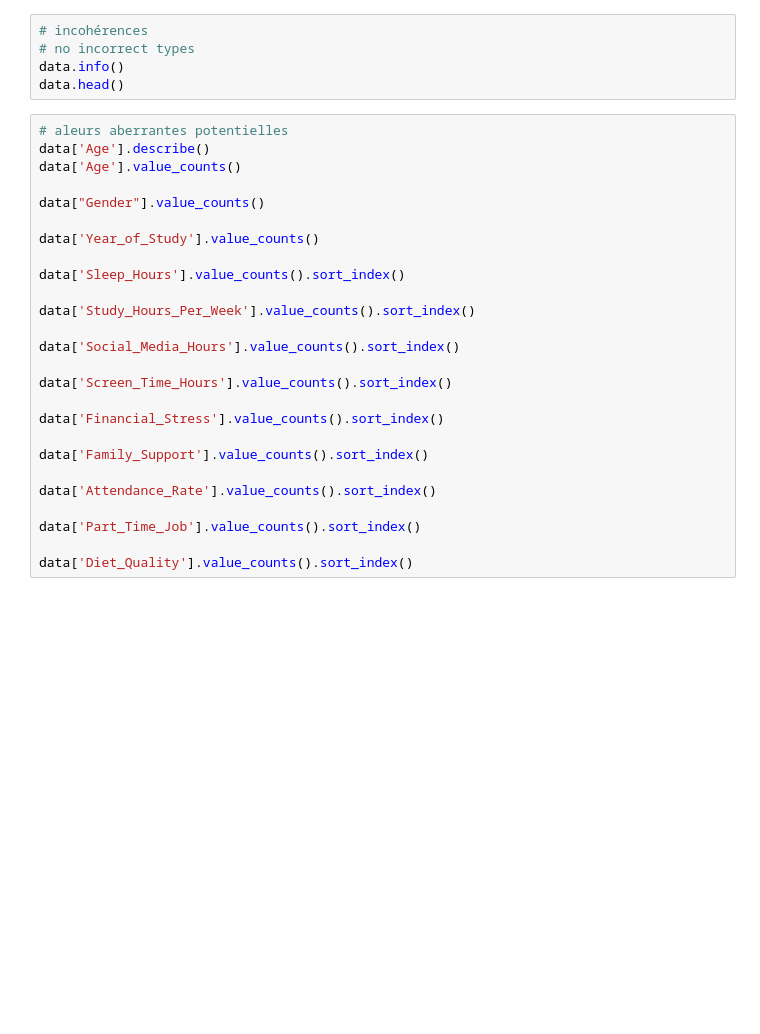
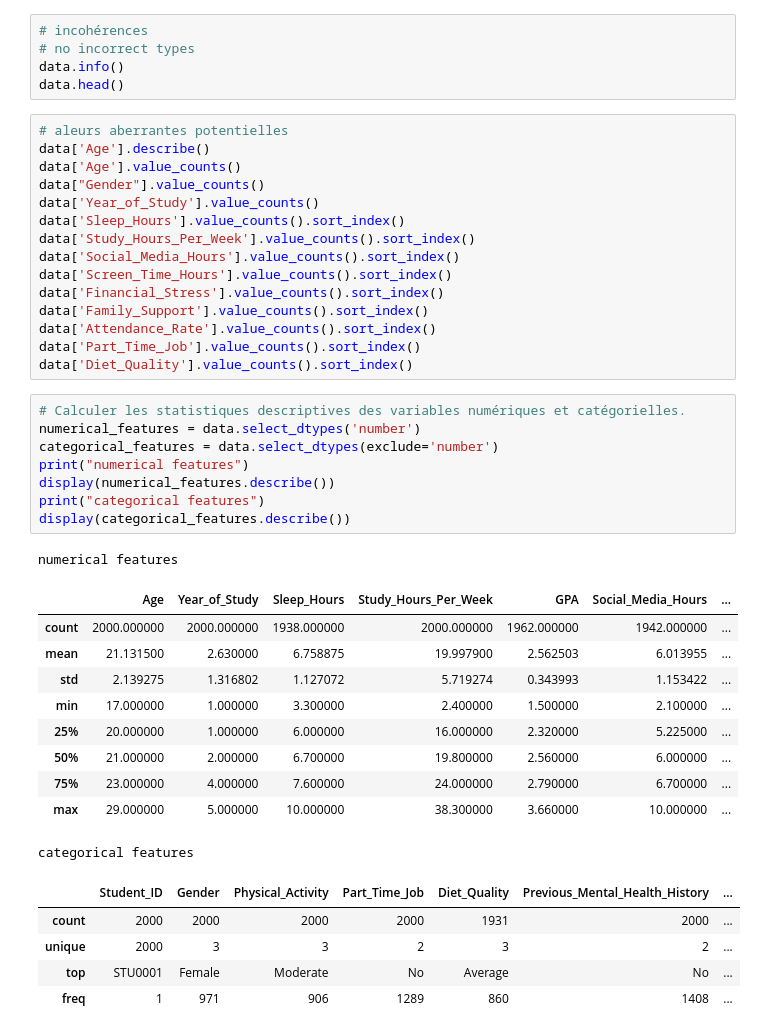
Before and after one commit to ouichouani/youcode_02_06, a Jupyter notebook: notebooks/01_Chargement_Analyse_exploratoire.ipynb, the cells around one changed output. Cells and saved outputs as stored; diff of their text form; blank space fills up the shorter version.

```diff
--- a/notebooks/01_Chargement_Analyse_exploratoire.ipynb
+++ b/notebooks/01_Chargement_Analyse_exploratoire.ipynb
@@ -32,25 +32,39 @@ data.head()
 # aleurs aberrantes potentielles
 data['Age'].describe()
 data['Age'].value_counts()
-
 data["Gender"].value_counts()
-
 data['Year_of_Study'].value_counts()
-
 data['Sleep_Hours'].value_counts().sort_index()
-
 data['Study_Hours_Per_Week'].value_counts().sort_index()
-
 data['Social_Media_Hours'].value_counts().sort_index()
-
 data['Screen_Time_Hours'].value_counts().sort_index()
-
 data['Financial_Stress'].value_counts().sort_index()
-
 data['Family_Support'].value_counts().sort_index()
-
 data['Attendance_Rate'].value_counts().sort_index()
-
 data['Part_Time_Job'].value_counts().sort_index()
-
 data['Diet_Quality'].value_counts().sort_index()
+# %%
+# Calculer les statistiques descriptives des variables numériques et catégorielles.
+numerical_features = data.select_dtypes('number')
+categorical_features = data.select_dtypes(exclude='number')
+print("numerical features")
+display(numerical_features.describe())
+print("categorical features")
+display(categorical_features.describe())
+# %% [output]
+numerical features
+|  | Age | Year_of_Study | Sleep_Hours | Study_Hours_Per_Week | GPA | Social_Media_Hours | ... |
+| count | 2000.000000 | 2000.000000 | 1938.000000 | 2000.000000 | 1962.000000 | 1942.000000 | ... |
+| mean | 21.131500 | 2.630000 | 6.758875 | 19.997900 | 2.562503 | 6.013955 | ... |
+| std | 2.139275 | 1.316802 | 1.127072 | 5.719274 | 0.343993 | 1.153422 | ... |
+| min | 17.000000 | 1.000000 | 3.300000 | 2.400000 | 1.500000 | 2.100000 | ... |
+| 25% | 20.000000 | 1.000000 | 6.000000 | 16.000000 | 2.320000 | 5.225000 | ... |
+| 50% | 21.000000 | 2.000000 | 6.700000 | 19.800000 | 2.560000 | 6.000000 | ... |
+| 75% | 23.000000 | 4.000000 | 7.600000 | 24.000000 | 2.790000 | 6.700000 | ... |
+| max | 29.000000 | 5.000000 | 10.000000 | 38.300000 | 3.660000 | 10.000000 | ... |
+categorical features
+|  | Student_ID | Gender | Physical_Activity | Part_Time_Job | Diet_Quality | Previous_Mental_Health_History | ... |
+| count | 2000 | 2000 | 2000 | 2000 | 1931 | 2000 | ... |
+| unique | 2000 | 3 | 3 | 2 | 3 | 2 | ... |
+| top | STU0001 | Female | Moderate | No | Average | No | ... |
+| freq | 1 | 971 | 906 | 1289 | 860 | 1408 | ... |
```
Also changed, not shown: parts of 6 cells of this notebook, 1 other file.
